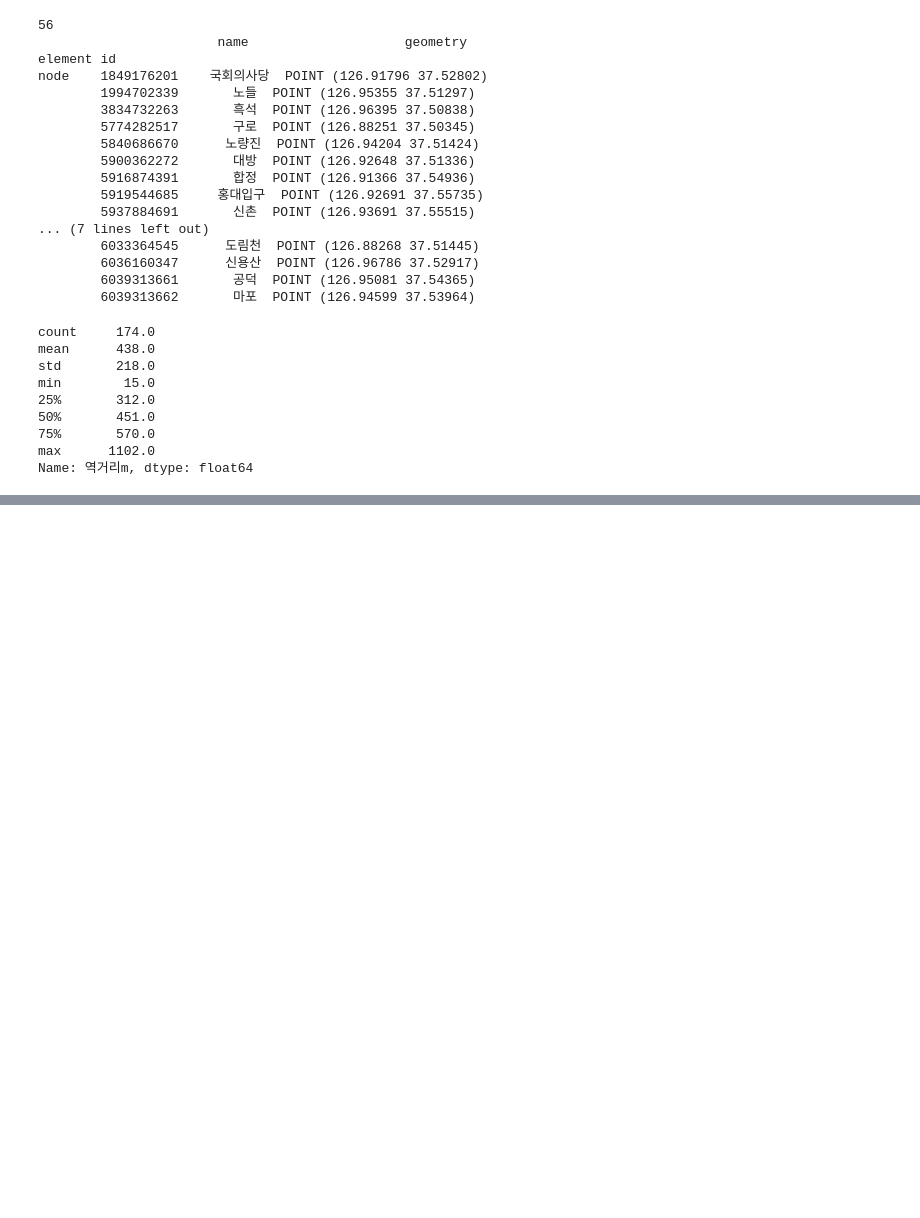
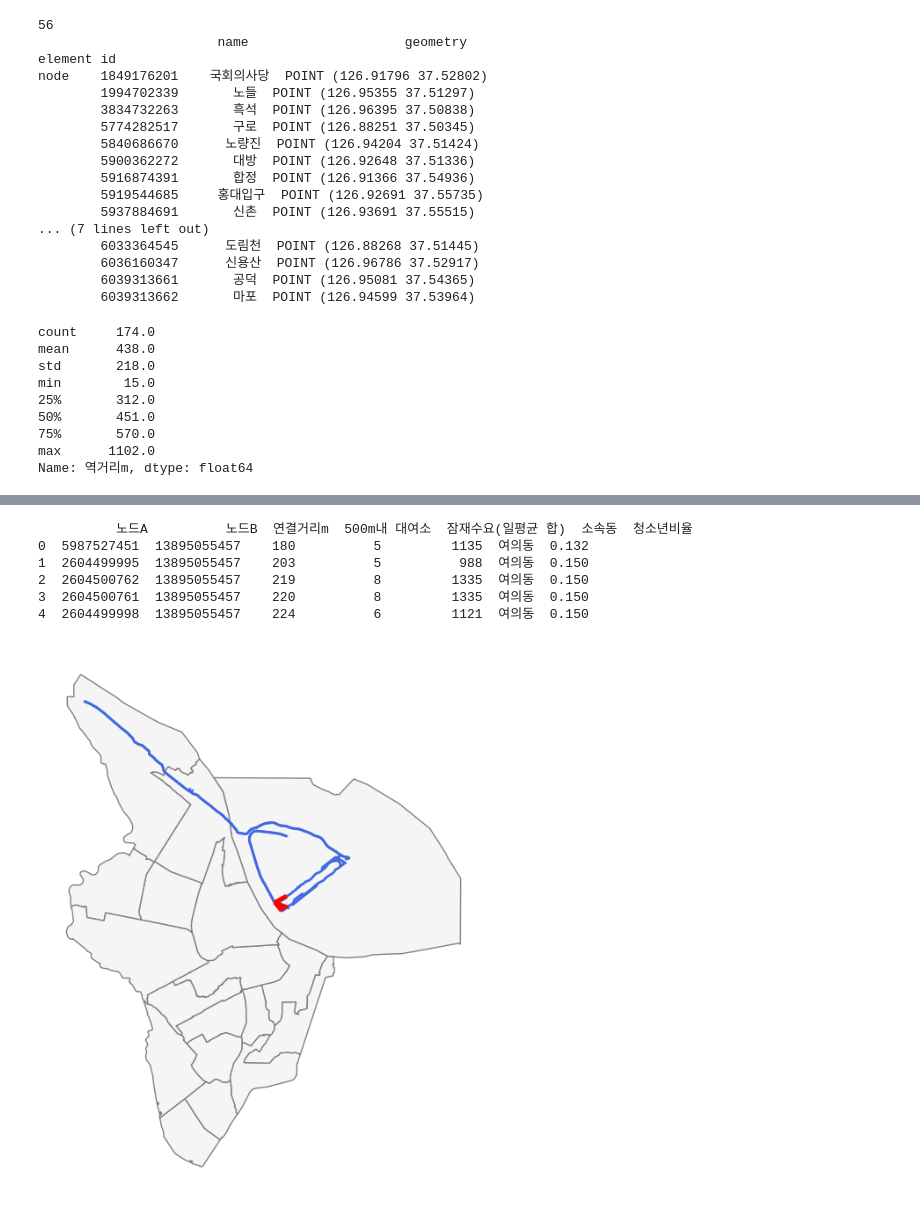
Before and after one commit to soeun7831/bike_network_analysis, a Jupyter notebook: notebooks/01_data_collecton.ipynb, the cells around one changed output, grey strips where cells are left out. Saved outputs shown, nothing was run; the diff lists cells and outputs as text; code cells hidden in the pictures; blank space fills up the shorter version.

```diff
--- a/notebooks/01_data_collecton.ipynb
+++ b/notebooks/01_data_collecton.ipynb
@@ -560,0 +596,56 @@ Name: 역거리m, dtype: float64
+# %%
+# 끊긴 두 덩어리를 잇는 후보 지점과 그 주변 수요·형평성 계산
+from shapely.geometry import Point, LineString
+
+# 두 덩어리 노드 좌표 (경도 x, 위도 y)를 5179로 변환
+comps = [list(c) for c in nx.connected_components(G_bike_infra.to_undirected())]
+nodes = pd.DataFrame(
+    [(n, d["x"], d["y"], i) for i, c in enumerate(comps) for n in c for d in [G_bike_infra.nodes[n]]],
+    columns=["node", "x", "y", "덩어리"],
+)
+gn = gpd.GeoDataFrame(nodes, geometry=gpd.points_from_xy(nodes.x, nodes.y), crs="EPSG:4326").to_crs(5179)
+
+# 두 덩어리 사이 거리가 가장 짧은 노드 쌍 5개 = 연결 후보
+a, b = gn[gn["덩어리"] == 0], gn[gn["덩어리"] == 1]
+pairs = [(p.node, q.node, p.geometry.distance(q.geometry), LineString([p.geometry, q.geometry]))
+         for p in a.itertuples() for q in b.itertuples()]
+cand = gpd.GeoDataFrame(sorted(pairs, key=lambda t: t[2])[:5],
+                        columns=["노드A", "노드B", "거리m", "geometry"], crs=5179)
+
+# 후보 연결선 중심에서 500m 안 대여소의 수요 합계 + 소속 동 청소년비율
+rows = []
+for r in cand.itertuples():
+    mid = r.geometry.centroid
+    near = gdf_model[gdf_model.geometry.distance(mid) <= 500]
+    dong = gdf_dong2[gdf_dong2.contains(mid)]["ADM_NM"]
+    rows.append({"노드A": r.노드A, "노드B": r.노드B, "연결거리m": round(r.거리m),
+                 "500m내 대여소": len(near), "잠재수요(일평균 합)": round(near["일평균_대여건수"].sum()),
+                 "소속동": dong.iloc[0] if len(dong) else None,
+                 "청소년비율": round(near["청소년비율"].mean(), 3) if len(near) else None})
+df_cand = pd.DataFrame(rows)
+print(df_cand)
+
+# 이으면 늘어날 량이 아니고 "연결 지점 인근의 현재 이용 수요"
+# %% [output]
+          노드A          노드B  연결거리m  500m내 대여소  잠재수요(일평균 합)  소속동  청소년비율
+0  5987527451  13895055457    180          5         1135  여의동  0.132
+1  2604499995  13895055457    203          5          988  여의동  0.150
+2  2604500762  13895055457    219          8         1335  여의동  0.150
+3  2604500761  13895055457    220          8         1335  여의동  0.150
+4  2604499998  13895055457    224          6         1121  여의동  0.150
+# %%
+# 1) 자전거도로 연결 후보
+import matplotlib.pyplot as plt
+plt.rcParams["font.family"] = "Malgun Gothic"
+
+# 2) 자전거도로 선을 5179로 변환
+edges = ox.graph_to_gdfs(G_bike_infra, nodes=False).to_crs(5179)
+
+fig, ax = plt.subplots(figsize=(8, 8))
+gdf_dong2.plot(ax=ax, color="whitesmoke", edgecolor="gray")
+edges.plot(ax=ax, color="royalblue", linewidth=2)
+cand.plot(ax=ax, color="red", linewidth=3)
+ax.set_axis_off()
+plt.show()
+# %% [output]
+[figure, added]
```
Also changed, not shown: parts of 11 cells of this notebook, 2 other files.
